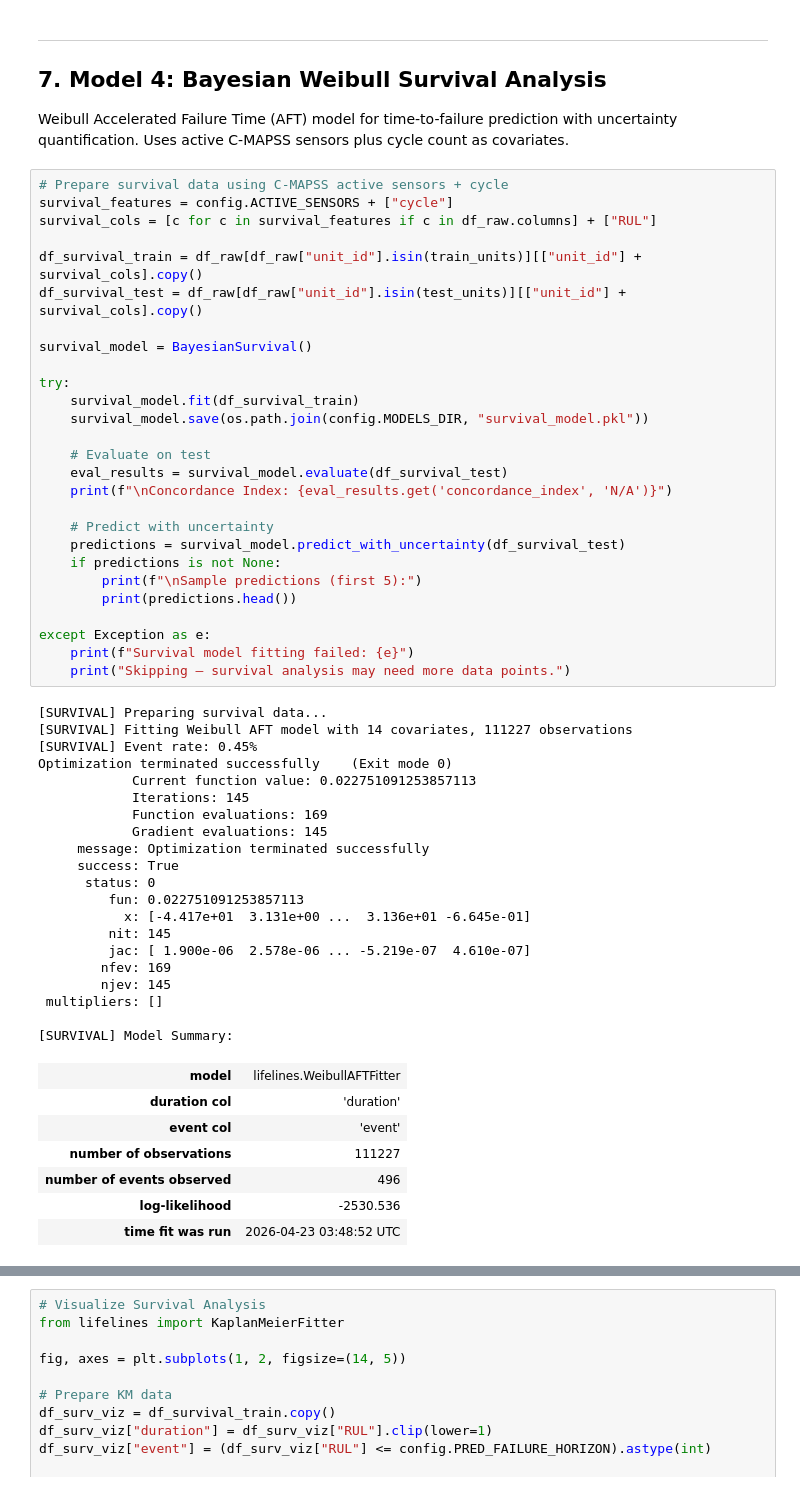
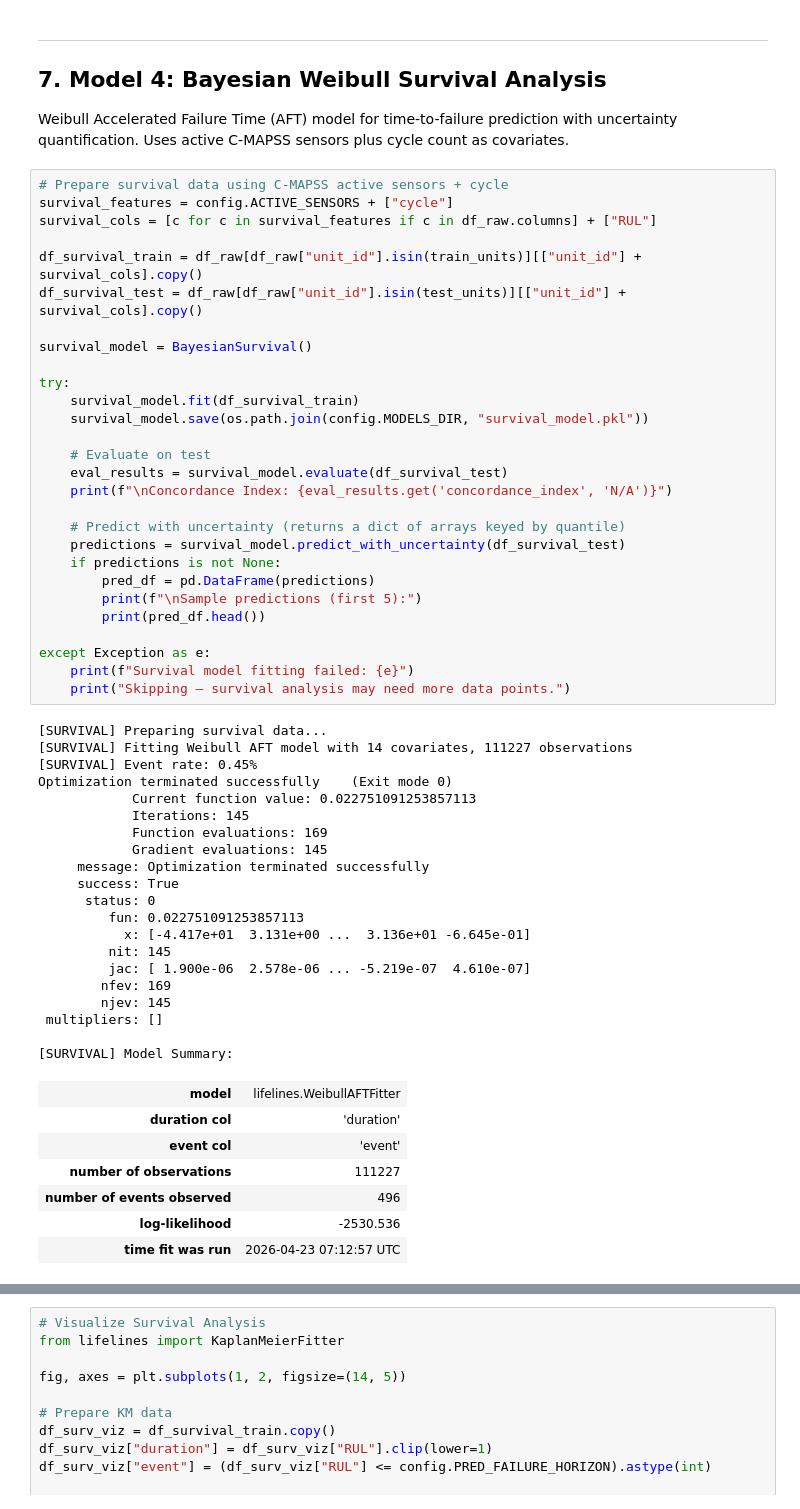
Before and after one commit to SivaKanth007/Smart-Industrial-Maintenance-System, a Jupyter notebook: notebooks/Smart_Industrial_Maintenance_Repo_Pipeline.ipynb, the cells around one changed output, grey strips where cells are left out. Saved outputs shown, nothing was run; the diff lists cells and outputs as text.

```diff
--- a/notebooks/Smart_Industrial_Maintenance_Repo_Pipeline.ipynb
+++ b/notebooks/Smart_Industrial_Maintenance_Repo_Pipeline.ipynb
@@ -569,43 +562,44 @@ try:
     eval_results = survival_model.evaluate(df_survival_test)
     print(f"\nConcordance Index: {eval_results.get('concordance_index', 'N/A')}")
 
-    # Predict with uncertainty
+    # Predict with uncertainty (returns a dict of arrays keyed by quantile)
     predictions = survival_model.predict_with_uncertainty(df_survival_test)
     if predictions is not None:
+        pred_df = pd.DataFrame(predictions)
         print(f"\nSample predictions (first 5):")
-        print(predictions.head())
+        print(pred_df.head())
 
 except Exception as e:
     print(f"Survival model fitting failed: {e}")
     print("Skipping — survival analysis may need more data points.")
 # %% [output]
 [SURVIVAL] Preparing survival data...
 [SURVIVAL] Fitting Weibull AFT model with 14 covariates, 111227 observations
 [SURVIVAL] Event rate: 0.45%
 Optimization terminated successfully    (Exit mode 0)
             Current function value: 0.022751091253857113
             Iterations: 145
             Function evaluations: 169
             Gradient evaluations: 145
      message: Optimization terminated successfully
      success: True
       status: 0
          fun: 0.022751091253857113
            x: [-4.417e+01  3.131e+00 ...  3.136e+01 -6.645e-01]
          nit: 145
          jac: [ 1.900e-06  2.578e-06 ... -5.219e-07  4.610e-07]
         nfev: 169
         njev: 145
  multipliers: []
 
 [SURVIVAL] Model Summary:
 | model | lifelines.WeibullAFTFitter |
 | duration col | 'duration' |
 | event col | 'event' |
 | number of observations | 111227 |
 | number of events observed | 496 |
 | log-likelihood | -2530.536 |
-| time fit was run | 2026-04-23 03:48:52 UTC |
+| time fit was run | 2026-04-23 07:12:57 UTC |
 |  |  | coef | exp(coef) | p |
 | lambda_ | sensor_11 | -12.881 | 0.000 | <0.0005 |
 |  | sensor_12 | 0.019 | 1.019 | 0.917 |
```
Also changed, not shown: parts of 19 cells of this notebook, 26 other files.
